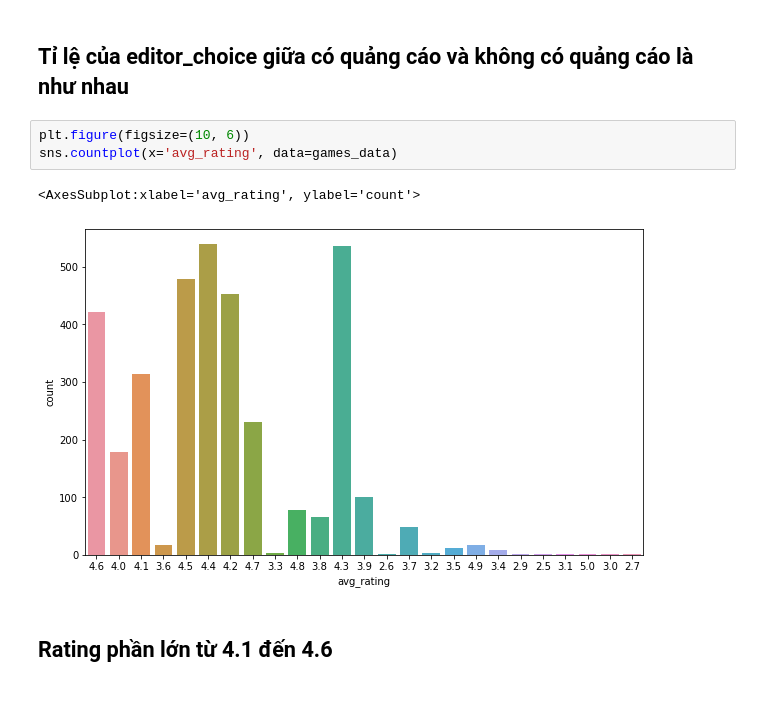
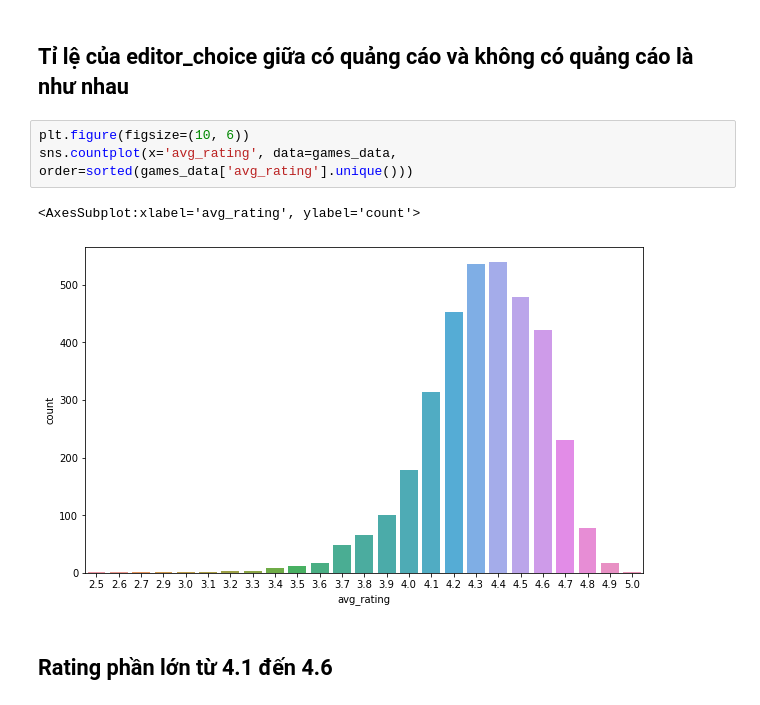
Before and after one commit to hieplk97/Recommendation-For-Games, a Jupyter notebook: jupyter_lab/Data Explorer.ipynb, the cells around one changed output. Saved outputs shown, nothing was run; the diff lists cells and outputs as text.

Commit message:
fix graph

```diff
--- a/jupyter_lab/Data Explorer.ipynb
+++ b/jupyter_lab/Data Explorer.ipynb
@@ -203,10 +203,10 @@ plt.show()
 ## Tỉ lệ của editor_choice giữa có quảng cáo và không có quảng cáo là như nhau
 # %%
 plt.figure(figsize=(10, 6))
-sns.countplot(x='avg_rating', data=games_data)
+sns.countplot(x='avg_rating', data=games_data, order=sorted(games_data['avg_rating'].unique()))
 # %% [output]
 <AxesSubplot:xlabel='avg_rating', ylabel='count'>
-[figure, old version]
+[figure, new version]
 # %% [markdown]
 ## Rating phần lớn từ 4.1 đến 4.6
 # %%
```
Also changed, not shown: parts of 5 cells of this notebook.
